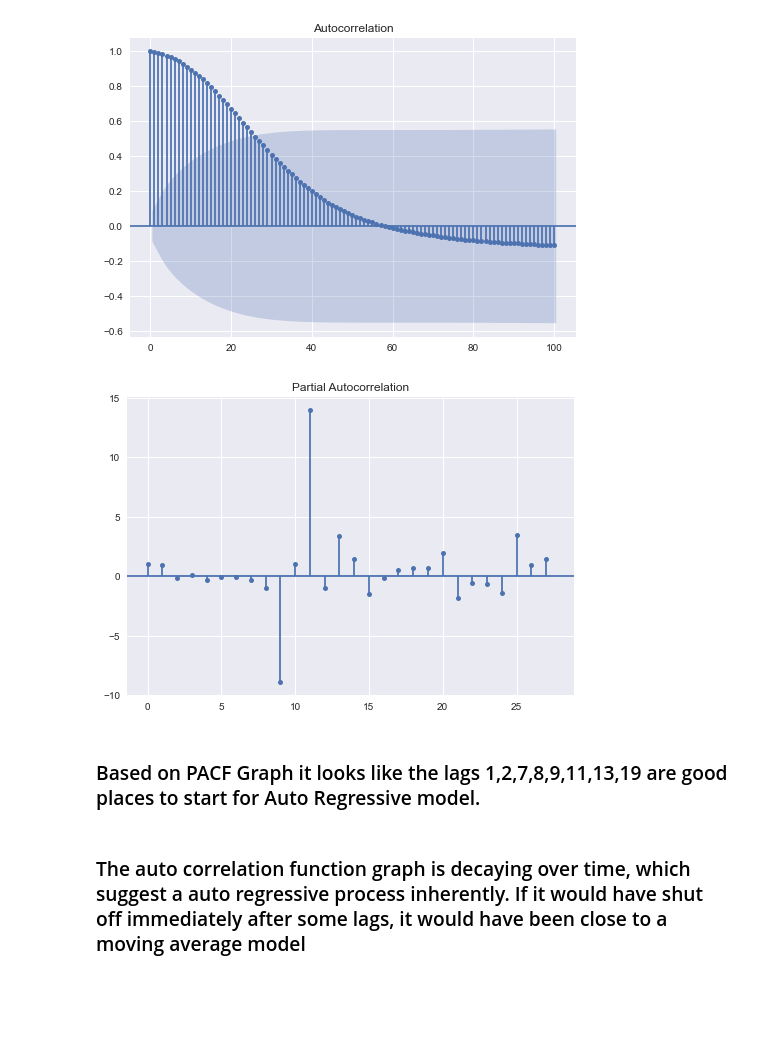
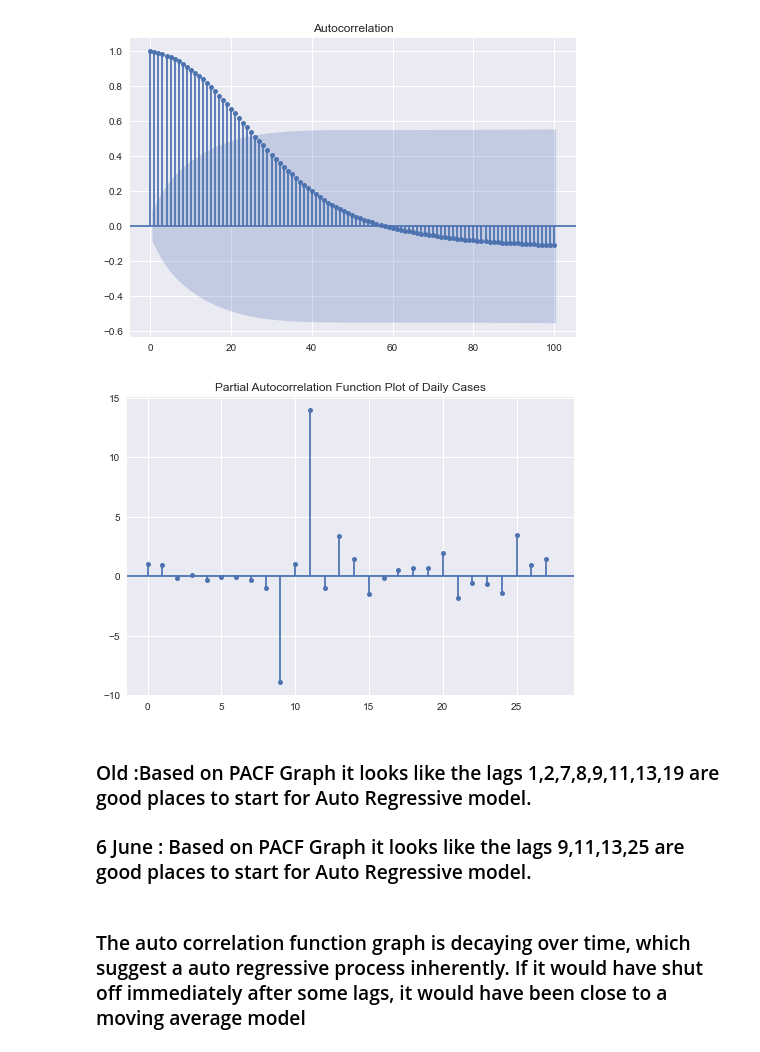
Before and after one commit to absaw/COVID19Analysis, a Jupyter notebook: Code/Time Series Analysis.ipynb, the cells around one changed output. Cells and saved outputs as stored; diff of their text form; code cells hidden in the pictures; blank space fills up the shorter version.

Commit message:
Final Update 3 June 21

```diff
--- a/Code/Time Series Analysis.ipynb
+++ b/Code/Time Series Analysis.ipynb
@@ -227,11 +230,12 @@ acf_plot = plot_acf(daily.DailyCases,lags=100)
 # %% [output]
 [figure]
 # %%
-pacf_plot = plot_pacf(daily.DailyCases)
+pacf_plot = plot_pacf(daily.DailyCases,title="Partial Autocorrelation Function Plot of Daily Cases")
 # %% [output]
-[figure, old version]
+[figure, new version]
 # %% [markdown]
-### Based on PACF Graph it looks like the lags 1,2,7,8,9,11,13,19 are good places to start for Auto Regressive model.
+### Old :Based on PACF Graph it looks like the lags 1,2,7,8,9,11,13,19 are good places to start for Auto Regressive model.
+### 6 June : Based on PACF Graph it looks like the lags 9,11,13,25 are good places to start for Auto Regressive model.
 # %% [markdown]
 ### The auto correlation function graph is decaying over time, which suggest a auto regressive process inherently. If it would have shut off immediately after some lags, it would have been close to a moving average model
 # %%
```
Also changed, not shown: parts of 4 cells of this notebook.
